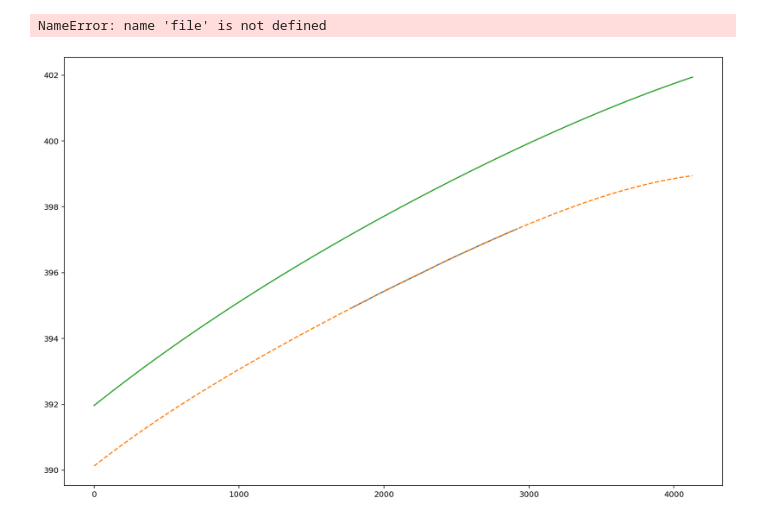
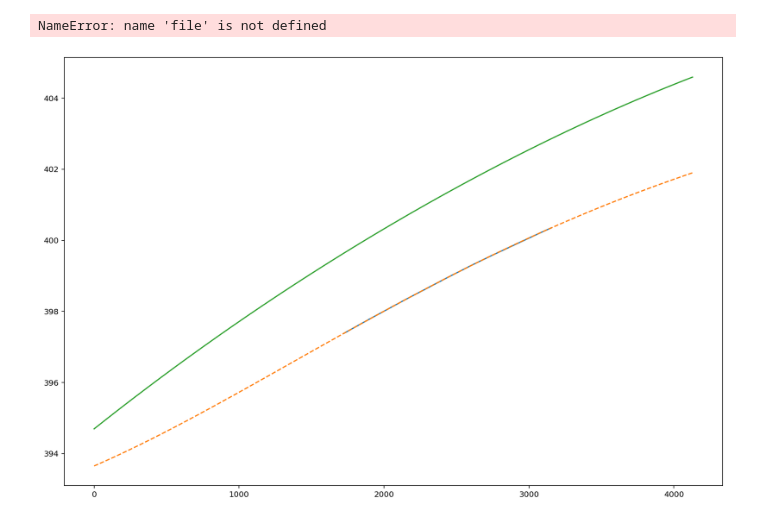
Before and after one commit to svenbuder/velocereduction, a Jupyter notebook: scripts/veloce_luminosa_wavelength_calibration.ipynb, the cells around one changed output. Saved outputs shown, nothing was run; the diff lists cells and outputs as text; code cells hidden in the pictures.

Commit message:
ccd 1 order 153 mine, 154 image

```diff
--- a/scripts/veloce_luminosa_wavelength_calibration.ipynb
+++ b/scripts/veloce_luminosa_wavelength_calibration.ipynb
@@ -256,7 +256,7 @@ for order in range(1,len(file)):
 # %% [output]
 NameError: name 'file' is not defined
 # %%
-for order_name in ['ccd_1_order_154']:
+for order_name in ['ccd_1_order_153']:
 
     plt.figure(figsize=(15,10))
     wavelength_coefficients = np.loadtxt('../veloce_luminosa_reduction/fixed_arc_positions/'+order_name+'_px_wl.txt',comments='#')
@@ -285,34 +285,34 @@ for order_name in ['ccd_1_order_154']:
     )
 
     try:
         adjusted_coeffs = [
             initial_wavelength_coeffs[order_name][0]-1.,
             initial_wavelength_coeffs[order_name][1]+0.0003,
             initial_wavelength_coeffs[order_name][2],
             initial_wavelength_coeffs[order_name][3],
             initial_wavelength_coeffs[order_name][4]
         ]
     except:
         adjusted_coeffs = [
             initial_wavelength_coeffs[order_name][0]-1.5,
             initial_wavelength_coeffs[order_name][1]+0.0003,
             initial_wavelength_coeffs[order_name][2],
             initial_wavelength_coeffs[order_name][3],
             0.0
         ]
 
     ydata = fourth_order(np.linspace(0,4128,100), *adjusted_coeffs)
 
 #     plt.ylim(np.min(ydata),np.max(ydata))
 
     plt.plot(
         np.linspace(0,4128,100),
         ydata
     )
     plt.show()
     plt.close()
 # %% [output]
-[figure, old version]
+[figure, new version]
 # %%
 def gaussian(x, b, A, mu, sigma):
     return b + A * np.exp(-(x - mu)**2 / (2 * sigma**2))
```
Also changed, not shown: 1 other file.
